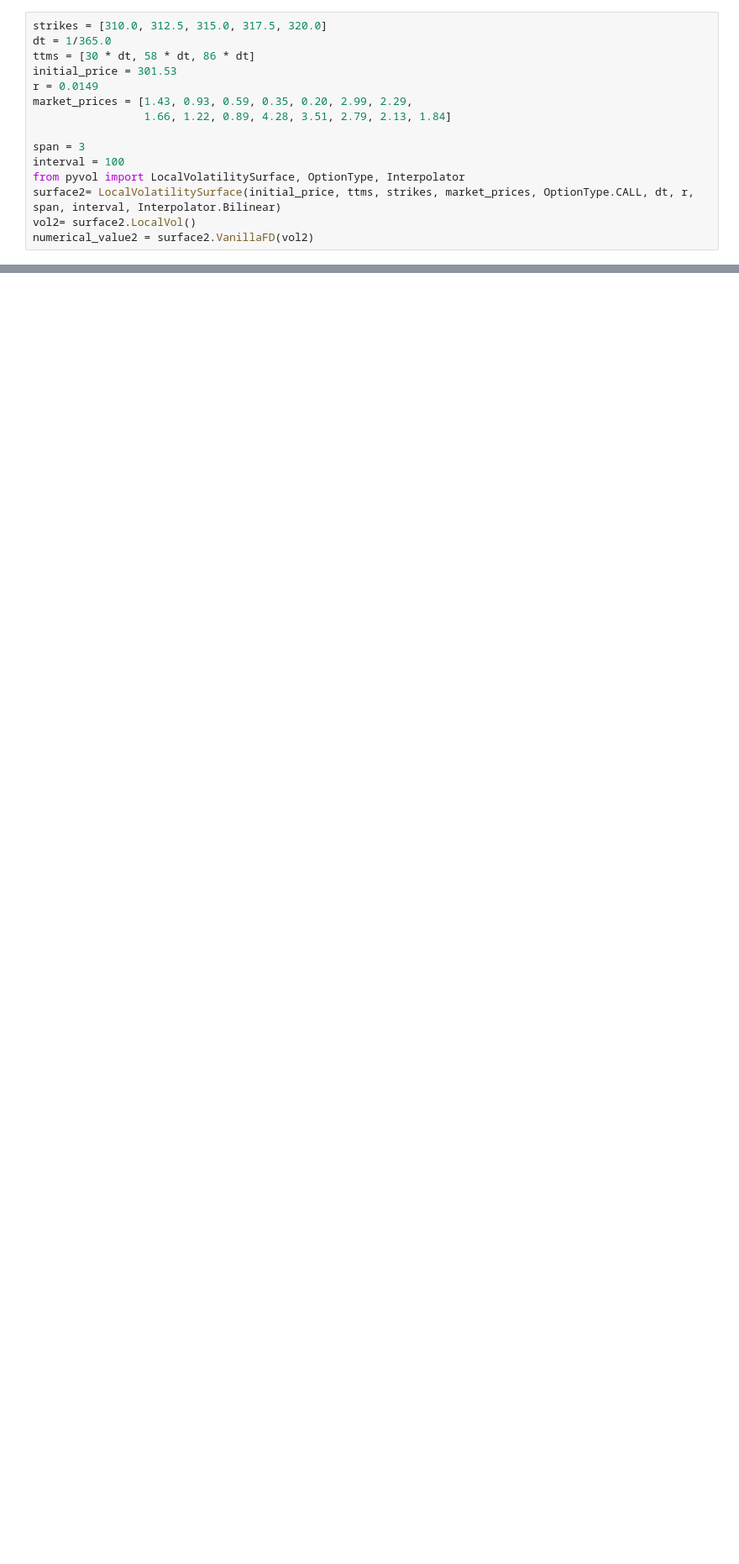
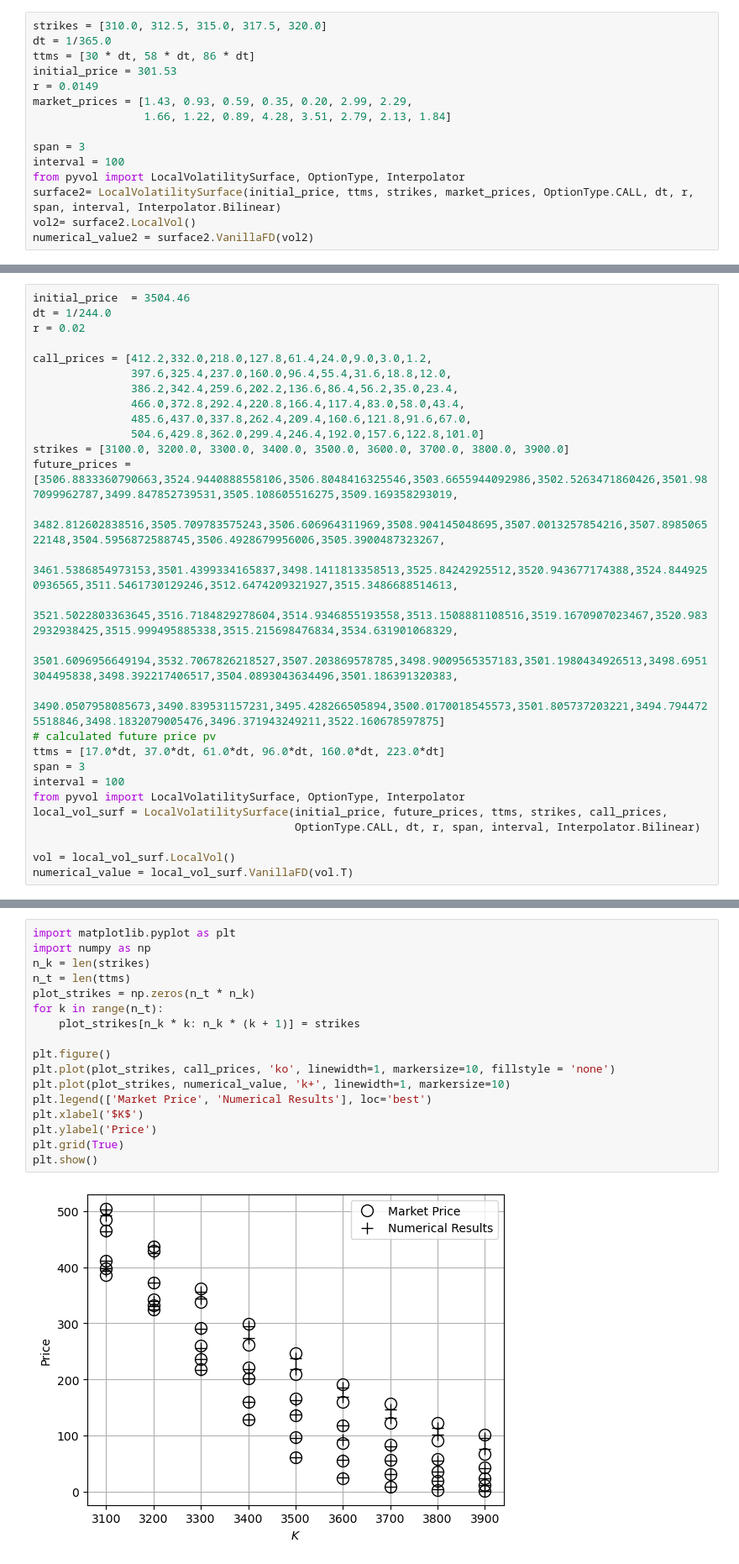
Before and after one commit to yulu0131/VolaDocs, a Jupyter notebook: docs/source/volatility_model/local_vol/theoretical.ipynb, the cells around one changed output, grey strips where cells are left out. Shown at 84% size. Cells and saved outputs as stored; diff of their text form; blank space fills up the shorter version.

Commit message:
implementation with real market data

```diff
--- a/docs/source/volatility_model/local_vol/theoretical.ipynb
+++ b/docs/source/volatility_model/local_vol/theoretical.ipynb
@@ -110,0 +114,28 @@ plt.show()
+# %%
+initial_price  = 3504.46
+dt = 1/244.0
+r = 0.02
+
+call_prices = [412.2,332.0,218.0,127.8,61.4,24.0,9.0,3.0,1.2,
+               397.6,325.4,237.0,160.0,96.4,55.4,31.6,18.8,12.0,
+               386.2,342.4,259.6,202.2,136.6,86.4,56.2,35.0,23.4,
+               466.0,372.8,292.4,220.8,166.4,117.4,83.0,58.0,43.4,
+               485.6,437.0,337.8,262.4,209.4,160.6,121.8,91.6,67.0,
+               504.6,429.8,362.0,299.4,246.4,192.0,157.6,122.8,101.0]
+strikes = [3100.0, 3200.0, 3300.0, 3400.0, 3500.0, 3600.0, 3700.0, 3800.0, 3900.0]
+future_prices = [3506.8833360790663,3524.9440888558106,3506.8048416325546,3503.6655944092986,3502.5263471860426,3501.987099962787,3499.847852739531,3505.108605516275,3509.169358293019,
+                 3482.812602838516,3505.709783575243,3506.606964311969,3508.904145048695,3507.0013257854216,3507.898506522148,3504.5956872588745,3506.4928679956006,3505.3900487323267,
+                 3461.5386854973153,3501.4399334165837,3498.1411813358513,3525.84242925512,3520.943677174388,3524.8449250936565,3511.5461730129246,3512.6474209321927,3515.3486688514613,
+                 3521.5022803363645,3516.7184829278604,3514.9346855193558,3513.1508881108516,3519.1670907023467,3520.9832932938425,3515.999495885338,3515.215698476834,3534.631901068329,
+                 3501.6096956649194,3532.7067826218527,3507.203869578785,3498.9009565357183,3501.1980434926513,3498.6951304495838,3498.392217406517,3504.0893043634496,3501.186391320383,
+                 3490.0507958085673,3490.839531157231,3495.428266505894,3500.0170018545573,3501.805737203221,3494.7944725518846,3498.1832079005476,3496.371943249211,3522.160678597875]
+# calculated future price pv
+ttms = [17.0*dt, 37.0*dt, 61.0*dt, 96.0*dt, 160.0*dt, 223.0*dt]
+span = 3
+interval = 100
+from pyvol import LocalVolatilitySurface, OptionType, Interpolator
+local_vol_surf = LocalVolatilitySurface(initial_price, future_prices, ttms, strikes, call_prices,
+                                        OptionType.CALL, dt, r, span, interval, Interpolator.Bilinear)
+
+vol = local_vol_surf.LocalVol()
+numerical_value = local_vol_surf.VanillaFD(vol.T)
@@ -110,0 +155,19 @@ plt.show()
+# %%
+import matplotlib.pyplot as plt
+import numpy as np
+n_k = len(strikes)
+n_t = len(ttms)
+plot_strikes = np.zeros(n_t * n_k)
+for k in range(n_t):
+    plot_strikes[n_k * k: n_k * (k + 1)] = strikes
+
+plt.figure()
+plt.plot(plot_strikes, call_prices, 'ko', linewidth=1, markersize=10, fillstyle = 'none')
+plt.plot(plot_strikes, numerical_value, 'k+', linewidth=1, markersize=10)
+plt.legend(['Market Price', 'Numerical Results'], loc='best')
+plt.xlabel('$K$')
+plt.ylabel('Price')
+plt.grid(True)
+plt.show()
+# %% [output]
+[figure, added]
```
Also changed, not shown: parts of 8 cells of this notebook, 2 other files.
